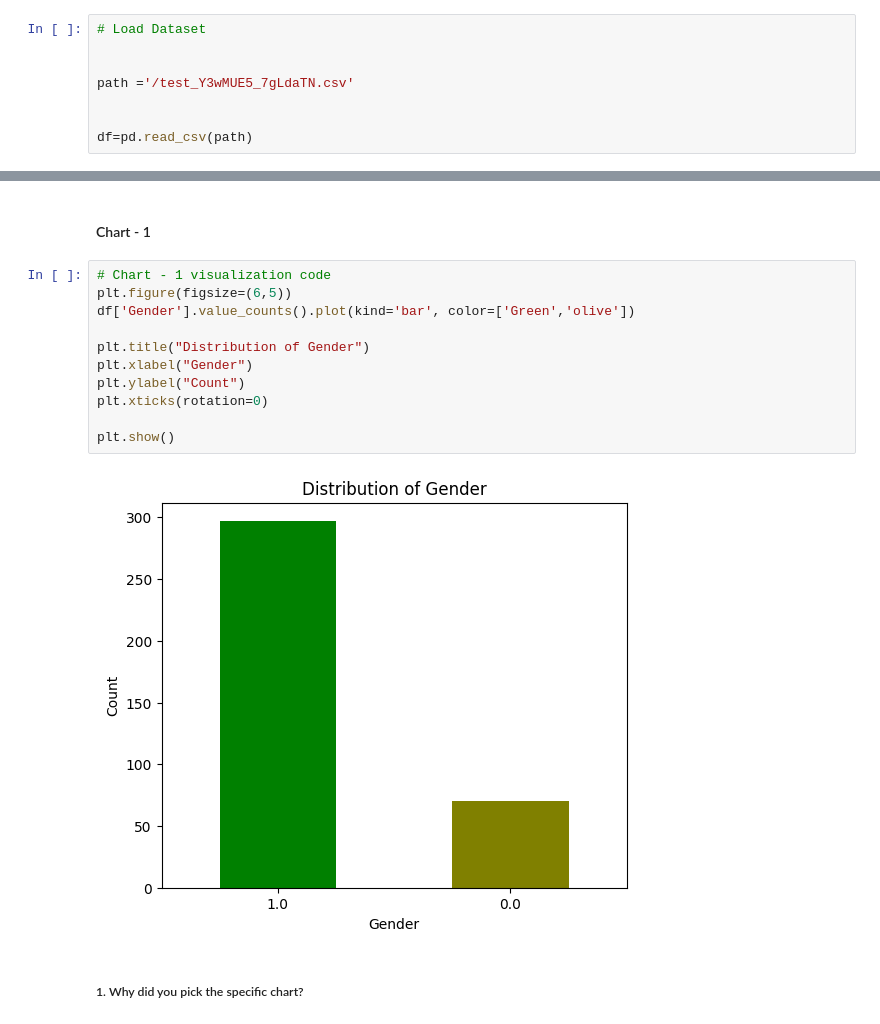
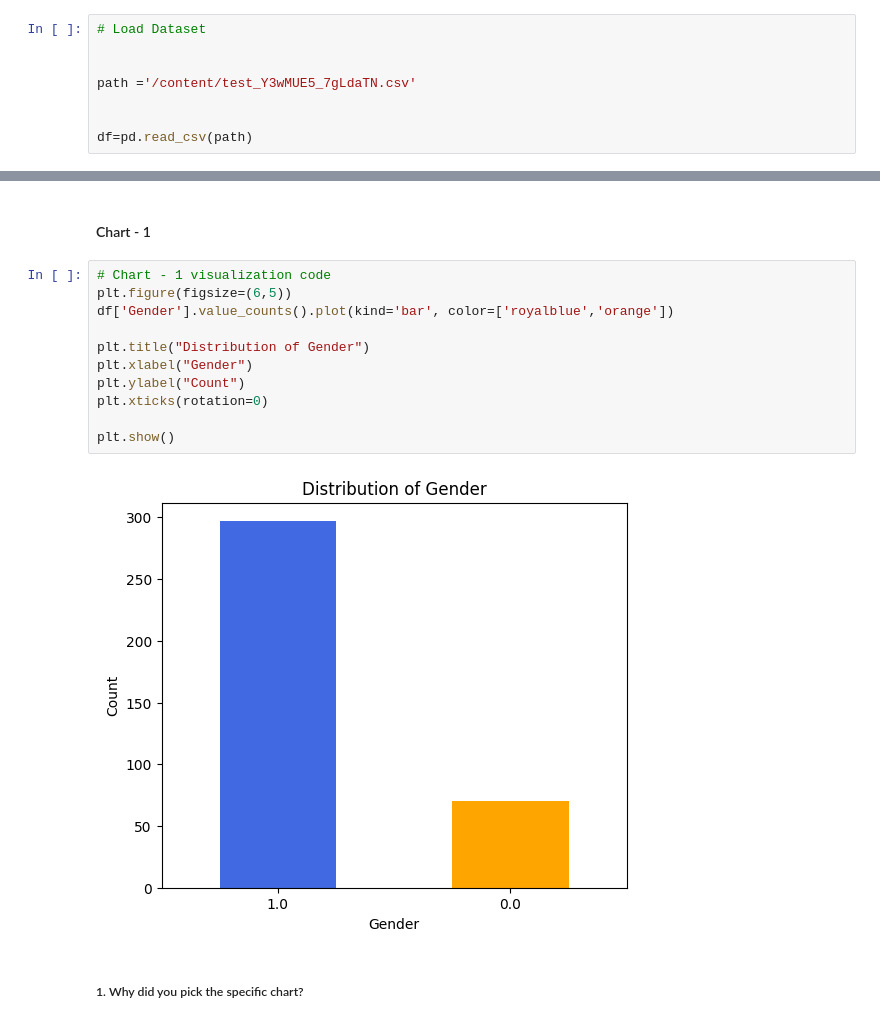
Before and after one commit to anujpurohit0501/Loan_Prediction, a Jupyter notebook: Loan_Prediction.ipynb, the cells around one changed output, grey strips where cells are left out. Cells and saved outputs as stored; diff of their text form.

```diff
--- a/Loan_Prediction.ipynb
+++ b/Loan_Prediction.ipynb
@@ -107,7 +107,7 @@ import matplotlib.pyplot as plt
 # Load Dataset
 
 
-path ='/test_Y3wMUE5_7gLdaTN.csv'
+path ='/content/test_Y3wMUE5_7gLdaTN.csv'
 
 
 df=pd.read_csv(path)
@@ -274,16 +274,16 @@ Several preprocessing steps were performed to prepare the dataset for machine le
 # %%
 # Chart - 1 visualization code
 plt.figure(figsize=(6,5))
-df['Gender'].value_counts().plot(kind='bar', color=['Green','olive'])
+df['Gender'].value_counts().plot(kind='bar', color=['royalblue','orange'])
 
 plt.title("Distribution of Gender")
 plt.xlabel("Gender")
 plt.ylabel("Count")
 plt.xticks(rotation=0)
 
 plt.show()
 # %% [output]
-[figure, old version]
+[figure, new version]
 # %% [markdown]
 ##### 1. Why did you pick the specific chart?
 # %% [markdown]
```
Also changed, not shown: parts of 94 cells of this notebook.
